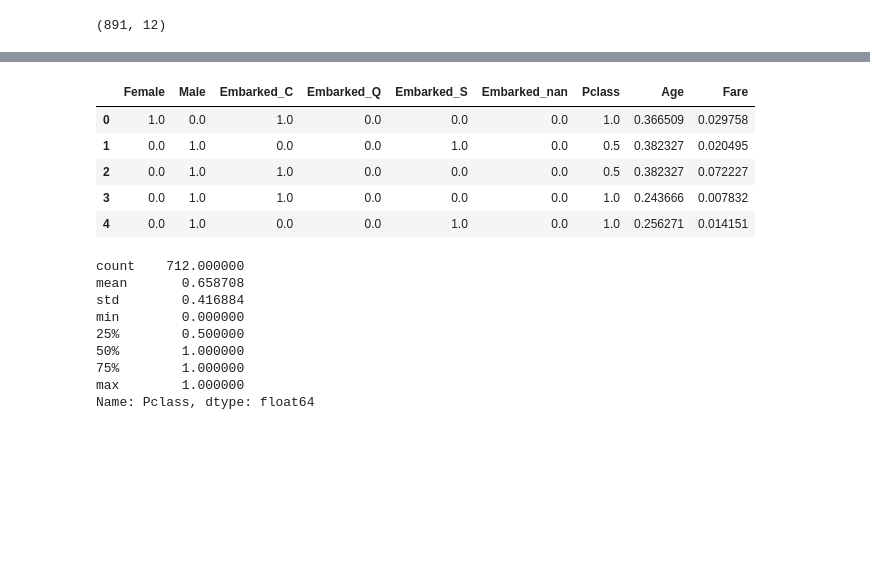
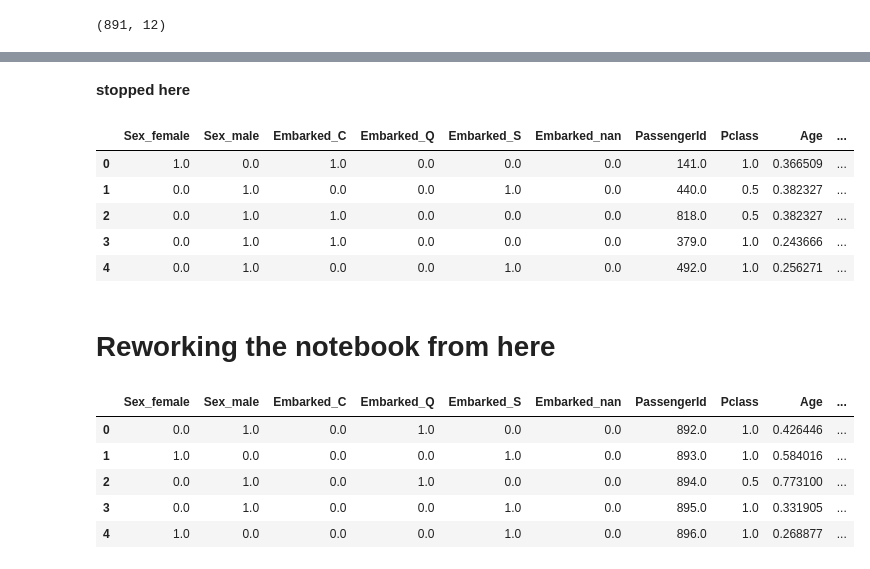
Before and after one commit to awatterson06/Kaggle, a Jupyter notebook: titanic-comp-exp.ipynb, the cells around one changed output, grey strips where cells are left out. Cells and saved outputs as stored; diff of their text form; code cells hidden in the pictures; blank space fills up the shorter version.

Commit message:
Kaggle Notebook | Titanic_comp_exp | Version 10

```diff
--- a/titanic-comp-exp.ipynb
+++ b/titanic-comp-exp.ipynb
@@ -172 +215,6 @@ X_train.head()
+# %%
+X_train = X_train.drop('Survived', axis = 1)
+# %%
+from sklearn.model_selection import train_test_split
+X_train, X_valid, y_train, y_valid = train_test_split(X_train,y,train_size=0.8, test_size=0.2,random_state=0)
 # %%
@@ -181,3 +245,5 @@ X_valid.head()
+# %%
+X_test = X_test.drop('Survived', axis = 1)
 # %%
 from sklearn.impute import SimpleImputer
 
@@ -185,6 +251,8 @@ my_imputer = SimpleImputer()
 
 X_train_imputed = pd.DataFrame(my_imputer.fit_transform(X_train))
 X_valid_imputed = pd.DataFrame(my_imputer.transform(X_valid))
+X_test_imputed = pd.DataFrame(my_imputer.transform(X_test))
 
 X_train_imputed.columns = X_train.columns
 X_valid_imputed.columns = X_valid.columns
+X_test_imputed.columns = X_test.columns
@@ -215,31 +274,36 @@ dtype: int64
+# %% [markdown]
+**stopped here**
 # %%
 from sklearn.preprocessing import MinMaxScaler
 
 my_scaler = MinMaxScaler()
 X_train_imputed_scaled = pd.DataFrame(X_train_imputed)
+X_valid_imputed_scaled = pd.DataFrame(X_valid_imputed)
+X_test_imputed_scaled = pd.DataFrame(X_test_imputed)
 
 X_train_imputed_scaled[['Age', 'Pclass', 'Fare']] = my_scaler.fit_transform(X_train_imputed_scaled[['Age', 'Pclass', 'Fare']])
+X_valid_imputed_scaled[['Age', 'Pclass', 'Fare']] = my_scaler.transform(X_valid_imputed_scaled[['Age', 'Pclass', 'Fare']])
+X_test_imputed_scaled[['Age', 'Pclass', 'Fare']] = my_scaler.transform(X_test_imputed_scaled[['Age', 'Pclass', 'Fare']])
 
 X_train_imputed_scaled.head()
 # %% [output]
-|  | Female | Male | Embarked_C | Embarked_Q | Embarked_S | Embarked_nan | Pclass | Age | Fare |
-| 0 | 1.0 | 0.0 | 1.0 | 0.0 | 0.0 | 0.0 | 1.0 | 0.366509 | 0.029758 |
-| 1 | 0.0 | 1.0 | 0.0 | 0.0 | 1.0 | 0.0 | 0.5 | 0.382327 | 0.020495 |
-| 2 | 0.0 | 1.0 | 1.0 | 0.0 | 0.0 | 0.0 | 0.5 | 0.382327 | 0.072227 |
-| 3 | 0.0 | 1.0 | 1.0 | 0.0 | 0.0 | 0.0 | 1.0 | 0.243666 | 0.007832 |
-| 4 | 0.0 | 1.0 | 0.0 | 0.0 | 1.0 | 0.0 | 1.0 | 0.256271 | 0.014151 |
+|  | Sex_female | Sex_male | Embarked_C | Embarked_Q | Embarked_S | Embarked_nan | PassengerId | Pclass | Age | ... |
+| 0 | 1.0 | 0.0 | 1.0 | 0.0 | 0.0 | 0.0 | 141.0 | 1.0 | 0.366509 | ... |
+| 1 | 0.0 | 1.0 | 0.0 | 0.0 | 1.0 | 0.0 | 440.0 | 0.5 | 0.382327 | ... |
+| 2 | 0.0 | 1.0 | 1.0 | 0.0 | 0.0 | 0.0 | 818.0 | 0.5 | 0.382327 | ... |
+| 3 | 0.0 | 1.0 | 1.0 | 0.0 | 0.0 | 0.0 | 379.0 | 1.0 | 0.243666 | ... |
+| 4 | 0.0 | 1.0 | 0.0 | 0.0 | 1.0 | 0.0 | 492.0 | 1.0 | 0.256271 | ... |
-# %%
-X_train_imputed_scaled['Pclass'].describe()
-# %% [output]
-count    712.000000
-mean       0.658708
-std        0.416884
-min        0.000000
-25%        0.500000
-50%        1.000000
-75%        1.000000
-max        1.000000
-Name: Pclass, dtype: float64
+# %% [markdown]
+# Reworking the notebook from here
+# %%
+X_test_imputed_scaled.head()
+# %% [output]
+|  | Sex_female | Sex_male | Embarked_C | Embarked_Q | Embarked_S | Embarked_nan | PassengerId | Pclass | Age | ... |
+| 0 | 0.0 | 1.0 | 0.0 | 1.0 | 0.0 | 0.0 | 892.0 | 1.0 | 0.426446 | ... |
+| 1 | 1.0 | 0.0 | 0.0 | 0.0 | 1.0 | 0.0 | 893.0 | 1.0 | 0.584016 | ... |
+| 2 | 0.0 | 1.0 | 0.0 | 1.0 | 0.0 | 0.0 | 894.0 | 0.5 | 0.773100 | ... |
+| 3 | 0.0 | 1.0 | 0.0 | 0.0 | 1.0 | 0.0 | 895.0 | 1.0 | 0.331905 | ... |
+| 4 | 1.0 | 0.0 | 0.0 | 0.0 | 1.0 | 0.0 | 896.0 | 1.0 | 0.268877 | ... |
 # %%
 import seaborn as sb
 import matplotlib.pyplot as plt
```
Also changed, not shown: parts of 47 cells of this notebook.
